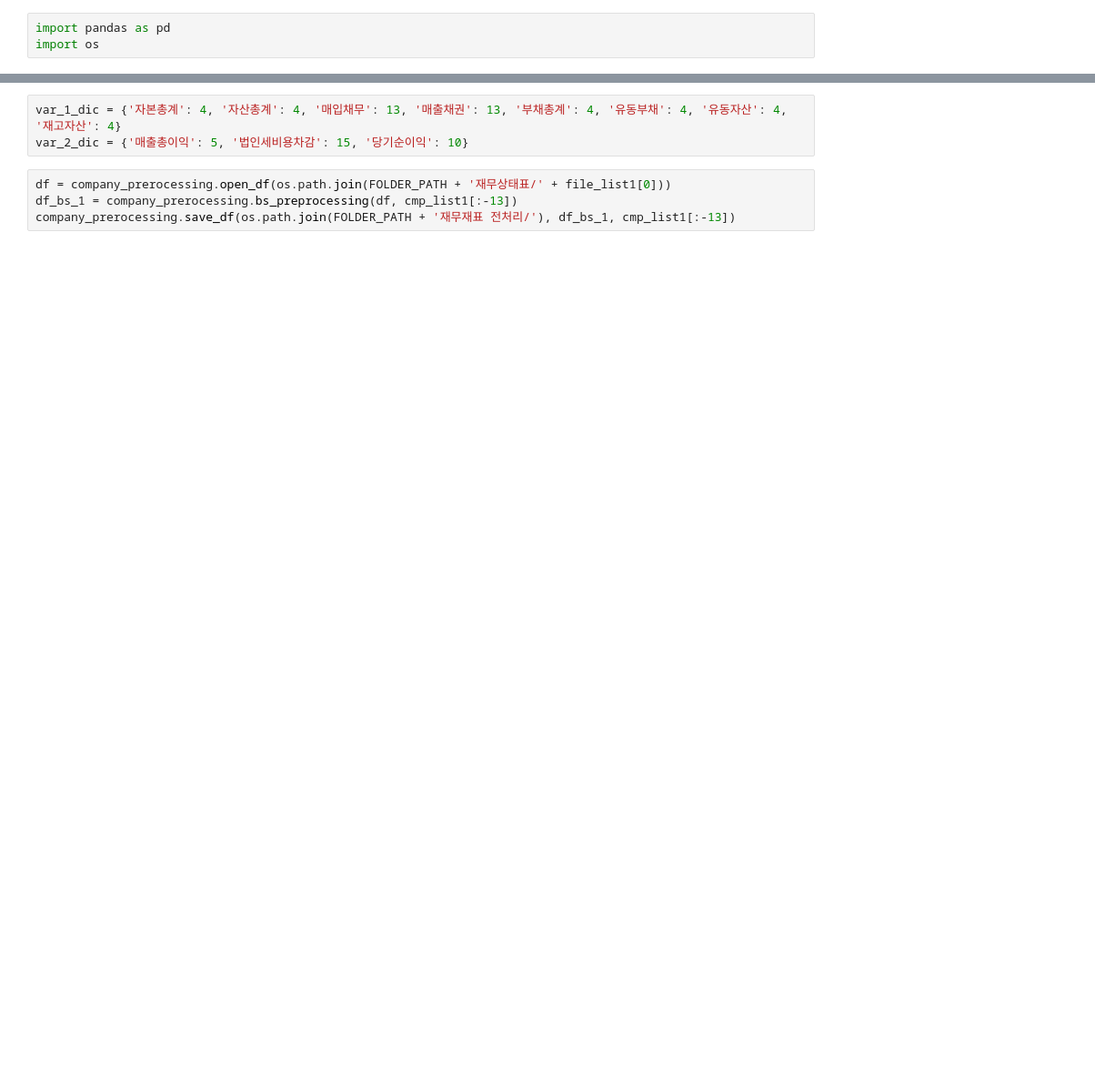
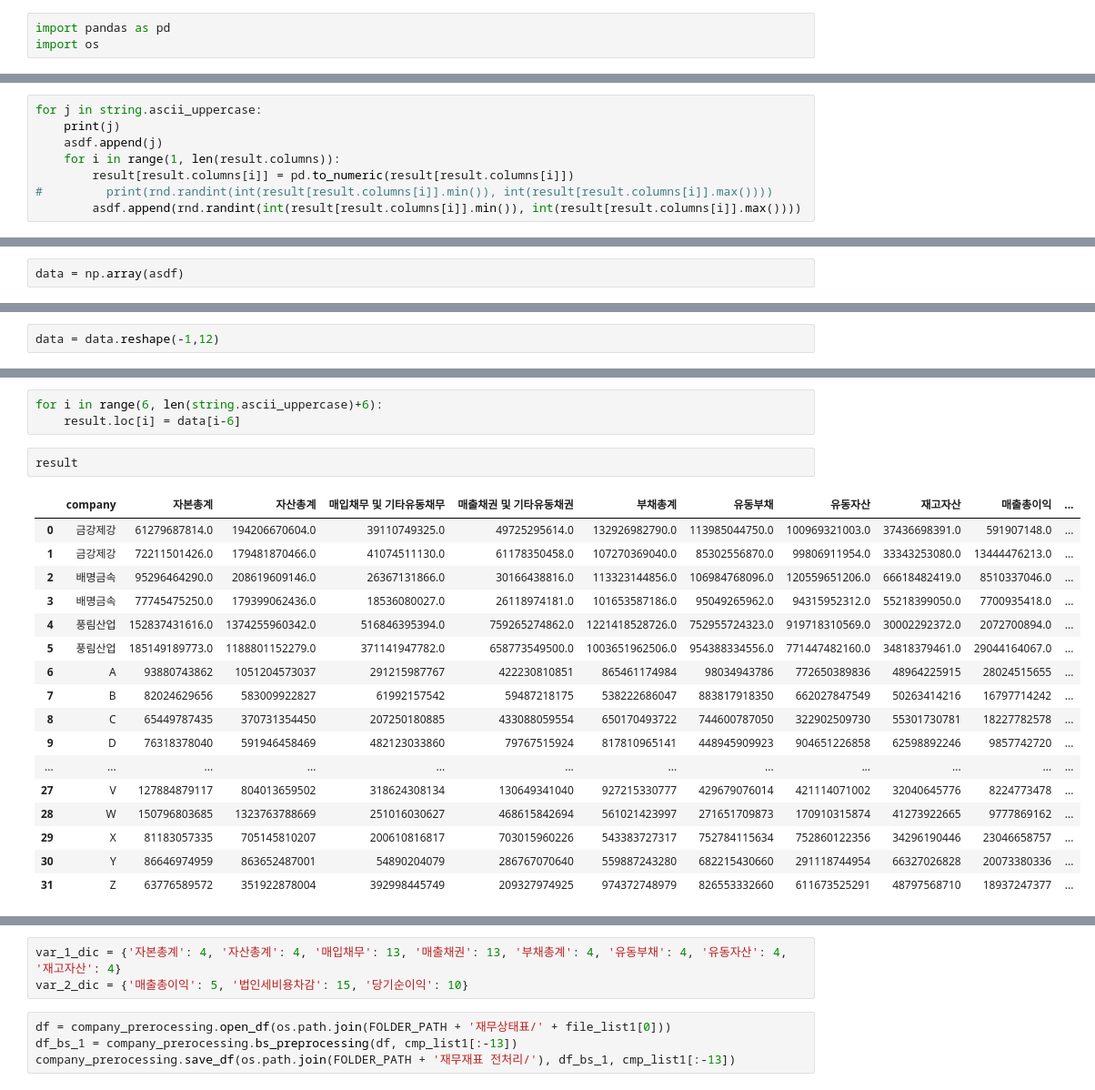
Before and after one commit to Seungki-Jeong/Analysis-of-Corporate-Bankruptcy, a Jupyter notebook: 재무제표, 포괄손익계산서 전처리 - 부도기업.ipynb, the cells around one changed output, grey strips where cells are left out. Shown at 91% size. Saved outputs shown, nothing was run; the diff lists cells and outputs as text; blank space fills up the shorter version.

```diff
--- a/재무제표, 포괄손익계산서 전처리 - 부도기업.ipynb
+++ b/재무제표, 포괄손익계산서 전처리 - 부도기업.ipynb
@@ -142,0 +218,8 @@ company_prerocessing.save_df(os.path.join(FOLDER_PATH + PATH4), cis_a, '포괄
+# %%
+for j in string.ascii_uppercase:
+    print(j)
+    asdf.append(j)
+    for i in range(1, len(result.columns)):
+        result[result.columns[i]] = pd.to_numeric(result[result.columns[i]])
+#         print(rnd.randint(int(result[result.columns[i]].min()), int(result[result.columns[i]].max())))
+        asdf.append(rnd.randint(int(result[result.columns[i]].min()), int(result[result.columns[i]].max())))
@@ -142,0 +274,2 @@ company_prerocessing.save_df(os.path.join(FOLDER_PATH + PATH4), cis_a, '포괄
+# %%
+data = np.array(asdf)
@@ -142,0 +280,2 @@ company_prerocessing.save_df(os.path.join(FOLDER_PATH + PATH4), cis_a, '포괄
+# %%
+data = data.reshape(-1,12)
@@ -142,0 +302,23 @@ company_prerocessing.save_df(os.path.join(FOLDER_PATH + PATH4), cis_a, '포괄
+# %%
+for i in range(6, len(string.ascii_uppercase)+6):
+    result.loc[i] = data[i-6]
+# %%
+result
+# %% [output]
+|  | company | 자본총계 | 자산총계 | 매입채무 및 기타유동채무 | 매출채권 및 기타유동채권 | 부채총계 | 유동부채 | 유동자산 | 재고자산 | 매출총이익 | ... |
+| 0 | 금강제강 | 61279687814.0 | 194206670604.0 | 39110749325.0 | 49725295614.0 | 132926982790.0 | 113985044750.0 | 100969321003.0 | 37436698391.0 | 591907148.0 | ... |
+| 1 | 금강제강 | 72211501426.0 | 179481870466.0 | 41074511130.0 | 61178350458.0 | 107270369040.0 | 85302556870.0 | 99806911954.0 | 33343253080.0 | 13444476213.0 | ... |
+| 2 | 배명금속 | 95296464290.0 | 208619609146.0 | 26367131866.0 | 30166438816.0 | 113323144856.0 | 106984768096.0 | 120559651206.0 | 66618482419.0 | 8510337046.0 | ... |
+| 3 | 배명금속 | 77745475250.0 | 179399062436.0 | 18536080027.0 | 26118974181.0 | 101653587186.0 | 95049265962.0 | 94315952312.0 | 55218399050.0 | 7700935418.0 | ... |
+| 4 | 풍림산업 | 152837431616.0 | 1374255960342.0 | 516846395394.0 | 759265274862.0 | 1221418528726.0 | 752955724323.0 | 919718310569.0 | 30002292372.0 | 2072700894.0 | ... |
+| 5 | 풍림산업 | 185149189773.0 | 1188801152279.0 | 371141947782.0 | 658773549500.0 | 1003651962506.0 | 954388334556.0 | 771447482160.0 | 34818379461.0 | 29044164067.0 | ... |
+| 6 | A | 93880743862 | 1051204573037 | 291215987767 | 422230810851 | 865461174984 | 98034943786 | 772650389836 | 48964225915 | 28024515655 | ... |
+| 7 | B | 82024629656 | 583009922827 | 61992157542 | 59487218175 | 538222686047 | 883817918350 | 662027847549 | 50263414216 | 16797714242 | ... |
+| 8 | C | 65449787435 | 370731354450 | 207250180885 | 433088059554 | 650170493722 | 744600787050 | 322902509730 | 55301730781 | 18227782578 | ... |
+| 9 | D | 76318378040 | 591946458469 | 482123033860 | 79767515924 | 817810965141 | 448945909923 | 904651226858 | 62598892246 | 9857742720 | ... |
+| ... | ... | ... | ... | ... | ... | ... | ... | ... | ... | ... | ... |
+| 27 | V | 127884879117 | 804013659502 | 318624308134 | 130649341040 | 927215330777 | 429679076014 | 421114071002 | 32040645776 | 8224773478 | ... |
+| 28 | W | 150796803685 | 1323763788669 | 251016030627 | 468615842694 | 561021423997 | 271651709873 | 170910315874 | 41273922665 | 9777869162 | ... |
+| 29 | X | 81183057335 | 705145810207 | 200610816817 | 703015960226 | 543383727317 | 752784115634 | 752860122356 | 34296190446 | 23046658757 | ... |
+| 30 | Y | 86646974959 | 863652487001 | 54890204079 | 286767070640 | 559887243280 | 682215430660 | 291118744954 | 66327026828 | 20073380336 | ... |
+| 31 | Z | 63776589572 | 351922878004 | 392998445749 | 209327974925 | 974372748979 | 826553332660 | 611673525291 | 48797568710 | 18937247377 | ... |
```
Also changed, not shown: parts of 25 cells of this notebook.
